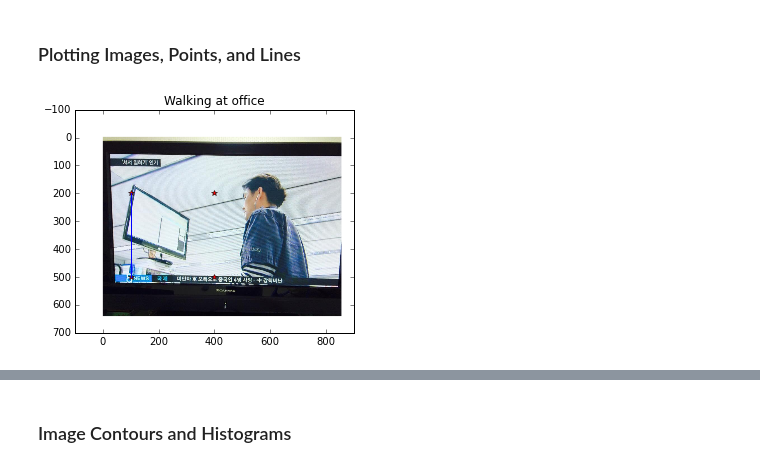
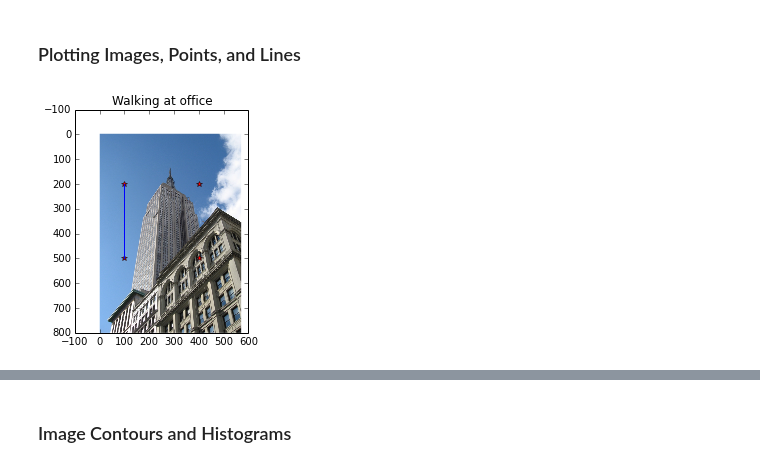
Before and after one commit to psygrammer/cav, a Jupyter notebook: part1/study01/cvpy/Programming_Computer_Vision_with_Python_ch01_Basic_Image_Handling_and_Processing.ipynb, the cells around one changed output, grey strips where cells are left out. Saved outputs shown, nothing was run; the diff lists cells and outputs as text; code cells hidden in the pictures.

```diff
--- a/part1/study01/cvpy/Programming_Computer_Vision_with_Python_ch01_Basic_Image_Handling_and_Processing.ipynb
+++ b/part1/study01/cvpy/Programming_Computer_Vision_with_Python_ch01_Basic_Image_Handling_and_Processing.ipynb
@@ -89,23 +118,21 @@ Matplotlib는 그림그리는 좋은 도구란다.
 # %%
 %matplotlib inline
 
 from PIL import Image
-import matplotlib.pyplot as plt
-import numpy as np
-# from numpy import *
+from matplotlib.pyplot import *
 
-im = array(Image.open('./pics/walkingatoffice.jpg'))
-plt.imshow(im)
+im = array(Image.open('empire.jpg'))
+imshow(im)
 
 x = [100,100,400,400]
 y = [200,500,200,500]
 
-plt.plot(x,y, 'r*')
+plot(x,y, 'r*')
 
-plt.plot(x[:2],y[:2])
+plot(x[:2],y[:2])
 
-plt.title('Walking at office')
-plt.show()
+title('Walking at office')
+show()
 # %% [output]
-[figure, old version]
+[figure, new version]
 # %%
```
Also changed, not shown: parts of 61 cells of this notebook, 10 other files.
